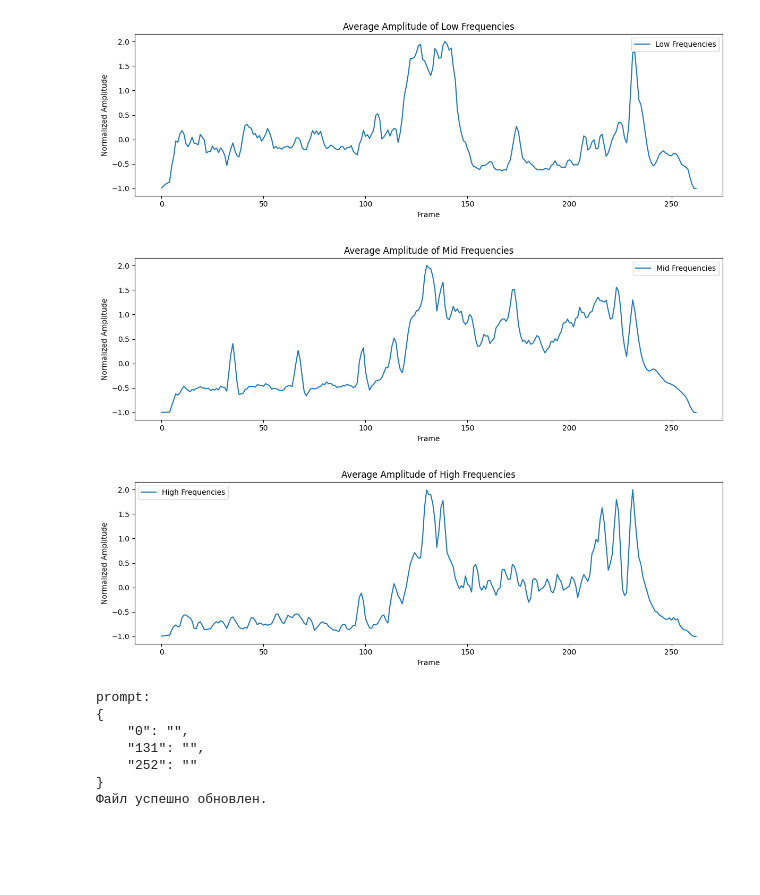
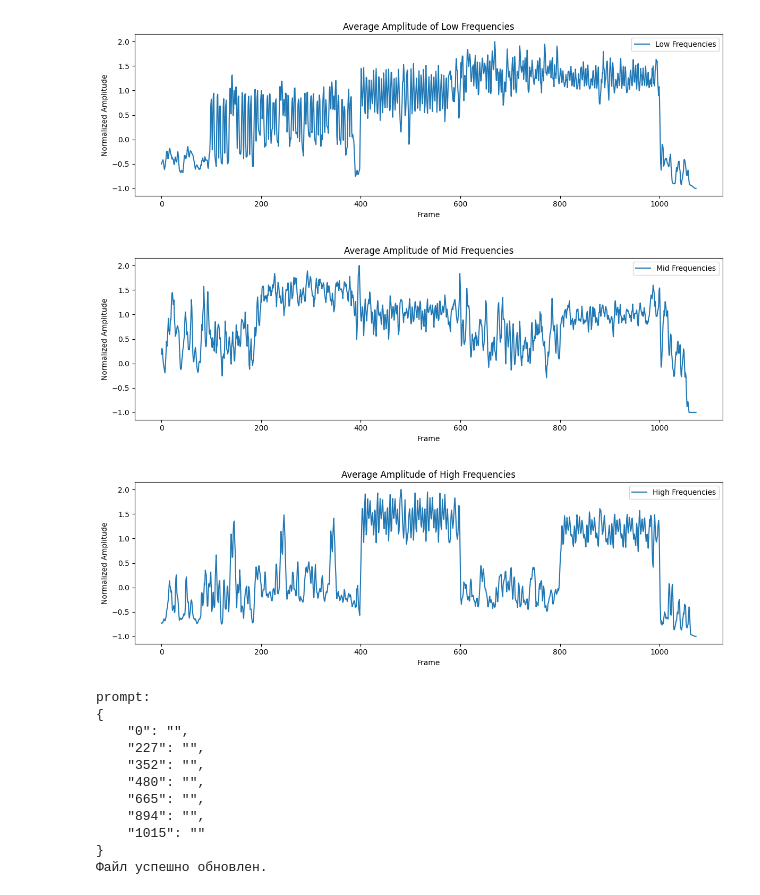
Before and after one commit to recoilme/deforum_music, a Jupyter notebook: mp32mp4.ipynb, the cells around one changed output. Drawn from its saved outputs; the diff is of its cells as text; code cells hidden in the pictures; blank space fills up the shorter version.

```diff
--- a/mp32mp4.ipynb
+++ b/mp32mp4.ipynb
@@ -14,11 +14,26 @@ frequency_ranges = {
 }
 
 # Параметры
-seconds_to_analyze = 0 # 0 -
+seconds_to_analyze = 0 # 0 - All
 frames_per_second = 12
-filename = '/home/recoilme/deforum_music/example.mp3'
+filename = '/home/recoilme/tmp/Submatukana - the Krypt (Holy Cow Mix)_(mp3-gorilla.ru).mp3'
 deforum_settings_base = '_deforum_music_settings.txt'
 deforum_settings_result = 'deforum_music_settings.txt'
+# (min, max, cadence)
+translation_koef = 1
+translation_x = (-1.4*translation_koef,1.4*translation_koef, 3) # (-1.4,1.4,3)
+translation_y = (-1.4*translation_koef,1.4*translation_koef, 3) # (-1.4,1.4,3)
+# speed
+translation_z = (8, 16, 3) # (-1,4,3)
+
+rotation_koef = 1
+rotation_3d_x = (-0.4*rotation_koef,0.4*rotation_koef, 6) # (-0.4,0.4,6)
+rotation_3d_y = (-0.4*rotation_koef,0.4*rotation_koef, 6) # (-0.4,0.4,6)
+
+cfg_scale_schedule = (5,15, 1) # (5,15, 1)
+strength_schedule = (0.45,0.65,1) # (0.45,0.65,1)
+peaks_koef = 0.75
+
 human_hearing_min = 20  # Минимальная слышимая частота в Гц
 human_hearing_max = 20000  # Максимальная слышимая частота в Гц
 
@@ -180,54 +195,59 @@ def deforum_str(array):
 # Чтение JSON из файла
 with open(deforum_settings_base, 'r', encoding='utf-8') as f:
     deforum = json.load(f)
 #for key, value in deforum.items():
 #    print(f"The value of field '{key}' ")
 deforum['soundtrack_path']=filename
 
 for range_name in frequency_ranges:
     if range_name == 'Low Frequencies':
         deforum['max_frames']=len(np.array(amplitudes[range_name]))
         #print("cfg:")
         #print(deforum_str(normalize(np.array(amplitudes[range_name]),6,16,1)))
-        deforum['cfg_scale_schedule'] = deforum_str(normalize(np.array(amplitudes[range_name]),6,16,1))
+        deforum['cfg_scale_schedule'] = deforum_str(normalize(np.array(amplitudes[range_name]),cfg_scale_schedule[0],cfg_scale_schedule[1],cfg_scale_schedule[2]))
         #print("str:")
-        x = normalize(np.array(amplitudes[range_name]),0.45,0.65,1,True)
-        x[selected_peaks] *= 0.75
+        x = normalize(np.array(amplitudes[range_name]),strength_schedule[0],strength_schedule[1],strength_schedule[2],True)
+        x[selected_peaks] *= peaks_koef
         #print(deforum_str(x))
         deforum['strength_schedule'] = deforum_str(x)
         #print("Translation Z:")
         #print(deforum_str(normalize(np.array(amplitudes[range_name]),-1,4,3)))
-        deforum['translation_z'] = deforum_str(normalize(np.array(amplitudes[range_name]),-1,4,3))
+        deforum['translation_z'] = deforum_str(normalize(np.array(amplitudes[range_name]),translation_z[0],translation_z[1],translation_z[2]))
     if range_name == 'Mid Frequencies':
-        data_mean = np.mean(normalize(np.array(amplitudes[range_name]),-1.4,1.4,3,True))
-        deforum['translation_x']=deforum_str(normalize(np.array(amplitudes[range_name]),-1.4,(1.4-data_mean*2),3,True))
+        data_mean = np.mean(normalize(np.array(amplitudes[range_name]),translation_x[0],translation_x[1],translation_x[2],True))
+        deforum['translation_x']=deforum_str(normalize(np.array(amplitudes[range_name]),translation_x[0],(translation_x[1]-data_mean*2),translation_x[2],True))
         #print("Rotation 3D Y:")
-        data_mean = np.mean(normalize(np.array(amplitudes[range_name]),-0.4,0.4,3))
-        deforum['rotation_3d_y']=deforum_str(normalize(np.array(amplitudes[range_name]),-0.4,(0.4-data_mean*2),6))
+        data_mean = np.mean(normalize(np.array(amplitudes[range_name]),rotation_3d_y[0],rotation_3d_y[1],rotation_3d_y[2]))
+        deforum['rotation_3d_y']=deforum_str(normalize(np.array(amplitudes[range_name]),rotation_3d_y[0],(rotation_3d_y[1]-data_mean*2),rotation_3d_y[2]))
         #print(deforum_str(normalize(np.array(amplitudes[range_name]),-0.4,0.4,3)))
     if range_name == 'High Frequencies':
-        #print("Rotation 3D Z:")
-        #print(deforum_str(normalize(np.array(amplitudes[range_name]),-0.4,0.4,3)))
-        data_mean = np.mean(normalize(np.array(amplitudes[range_name]),-0.4,0.4,3))
-        deforum['translation_y']=deforum_str(normalize(np.array(amplitudes[range_name]),-0.4,0.4-data_mean*2,3))
-        deforum['rotation_3d_x']=deforum_str(normalize(np.array(amplitudes[range_name]),-0.4,(0.4-data_mean*2),6,True))
+
+        data_mean = np.mean(normalize(np.array(amplitudes[range_name]),translation_y[0],translation_y[1],translation_y[2],True))
+        deforum['translation_y']=deforum_str(normalize(np.array(amplitudes[range_name]),translation_y[0],translation_y[1]-data_mean*2,translation_y[2],True))
+
+        data_mean = np.mean(normalize(np.array(amplitudes[range_name]),rotation_3d_x[0],rotation_3d_x[1],rotation_3d_x[2]))
+        deforum['rotation_3d_x']=deforum_str(normalize(np.array(amplitudes[range_name]),rotation_3d_x[0],(rotation_3d_x[1]-data_mean*2),rotation_3d_x[2]))
 
 # Сохранение файла с обновленным значением поля
 try:
     with open(deforum_settings_result, 'w', encoding='utf-8') as ff:
         json.dump(deforum, ff, ensure_ascii=False, indent=4)
     print("Файл успешно обновлен.")
 except Exception as e:
     print(f"Произошла ошибка при записи файла: {e}")
 # %% [output]
-[figure, old version]
+[figure, new version]
-[figure, old version]
+[figure, new version]
-[figure, old version]
+[figure, new version]
 prompt:
 {
     "0": "",
-    "131": "",
-    "252": ""
+    "227": "",
+    "352": "",
+    "480": "",
+    "665": "",
+    "894": "",
+    "1015": ""
 }
 Файл успешно обновлен.
 # %%
```
Also changed, not shown: parts of 1 cell of this notebook, 1 other file.
